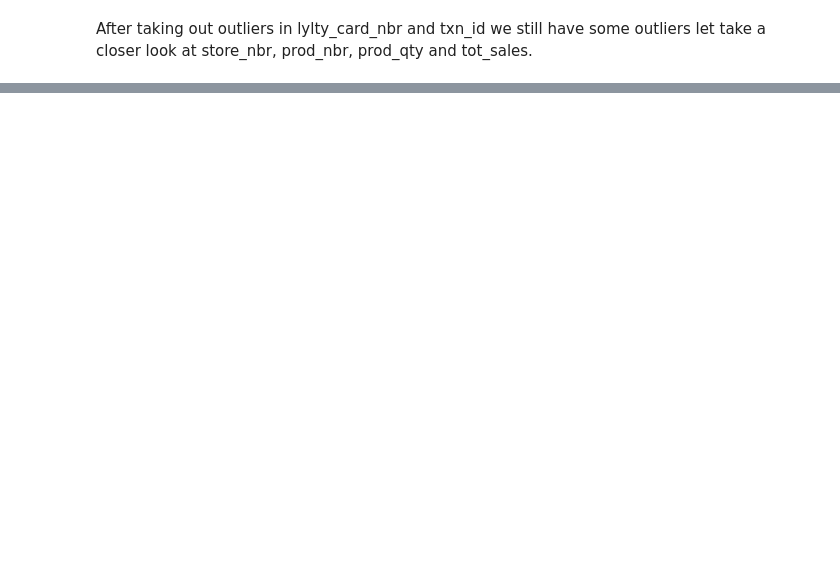
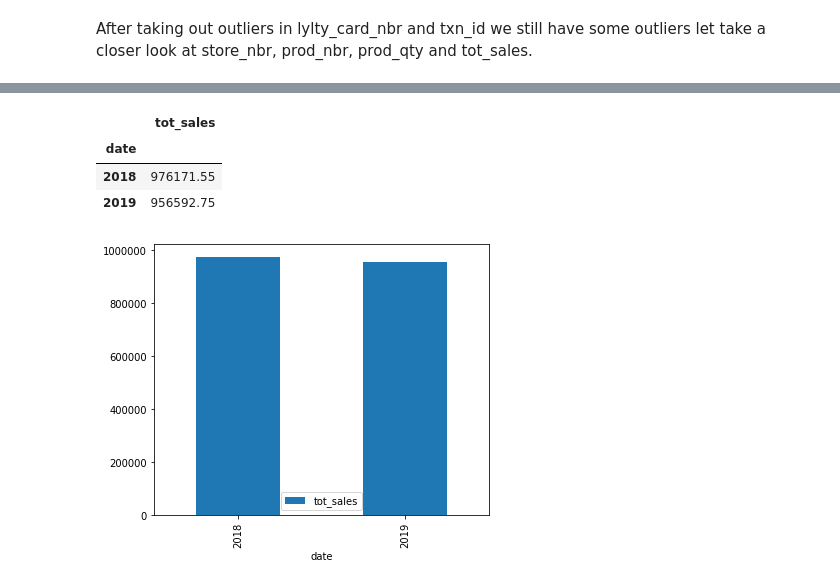
Before and after one commit to Chuks1010/Quantium-Data-Analysis, a Jupyter notebook: Quantium Data Analysis.ipynb, the cells around one changed output, grey strips where cells are left out. Saved outputs shown, nothing was run; the diff lists cells and outputs as text; code cells hidden in the pictures; blank space fills up the shorter version.

```diff
--- a/Quantium Data Analysis.ipynb
+++ b/Quantium Data Analysis.ipynb
@@ -275,0 +327,12 @@ We are left with 'prod_qty' and 'tot_sales'. I think these can be allowed to pas
+# %%
+agg_year = comb.pivot_table(index=comb['date'].dt.year, values=['tot_sales'], aggfunc='sum')
+agg_year
+# %% [output]
+|  | tot_sales |
+| date |  |
+| 2018 | 976171.55 |
+| 2019 | 956592.75 |
+# %%
+agg_year.plot(kind='bar', figsize=(6,5));
+# %% [output]
+[figure, added]
```
Also changed, not shown: parts of 42 cells of this notebook.
